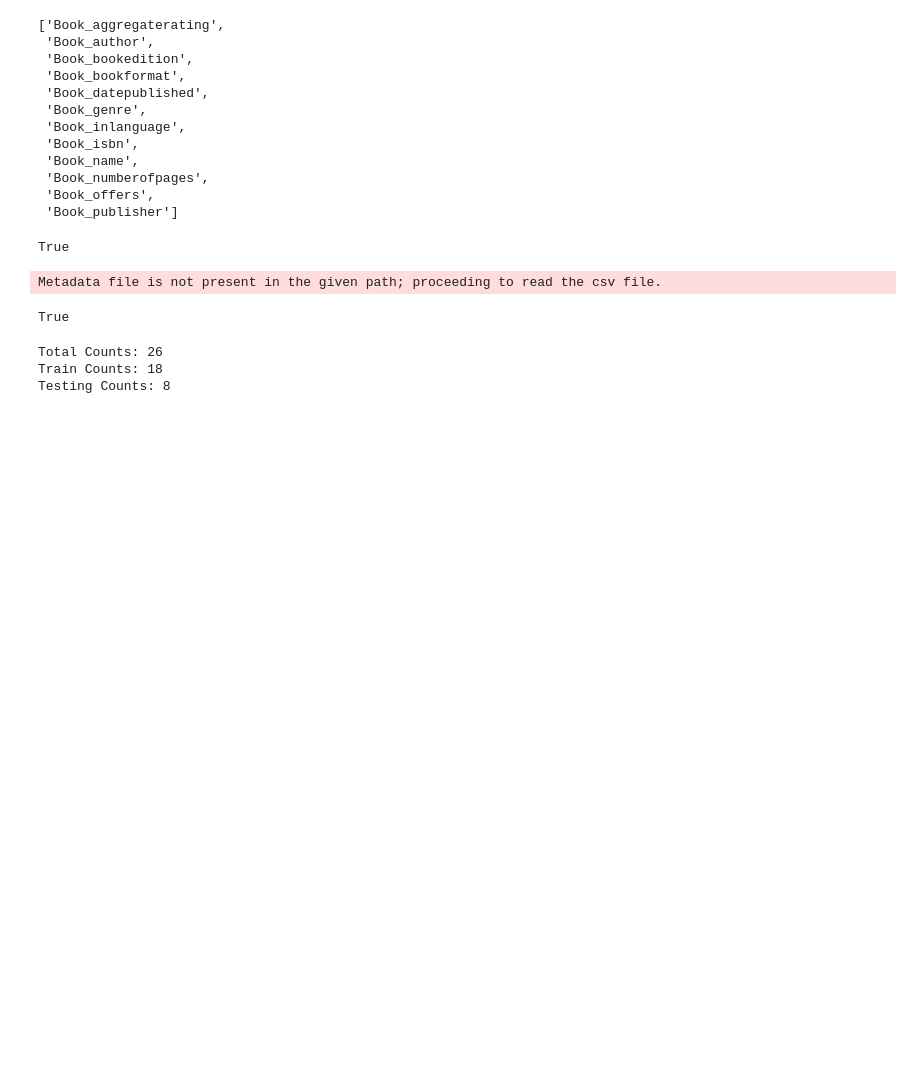
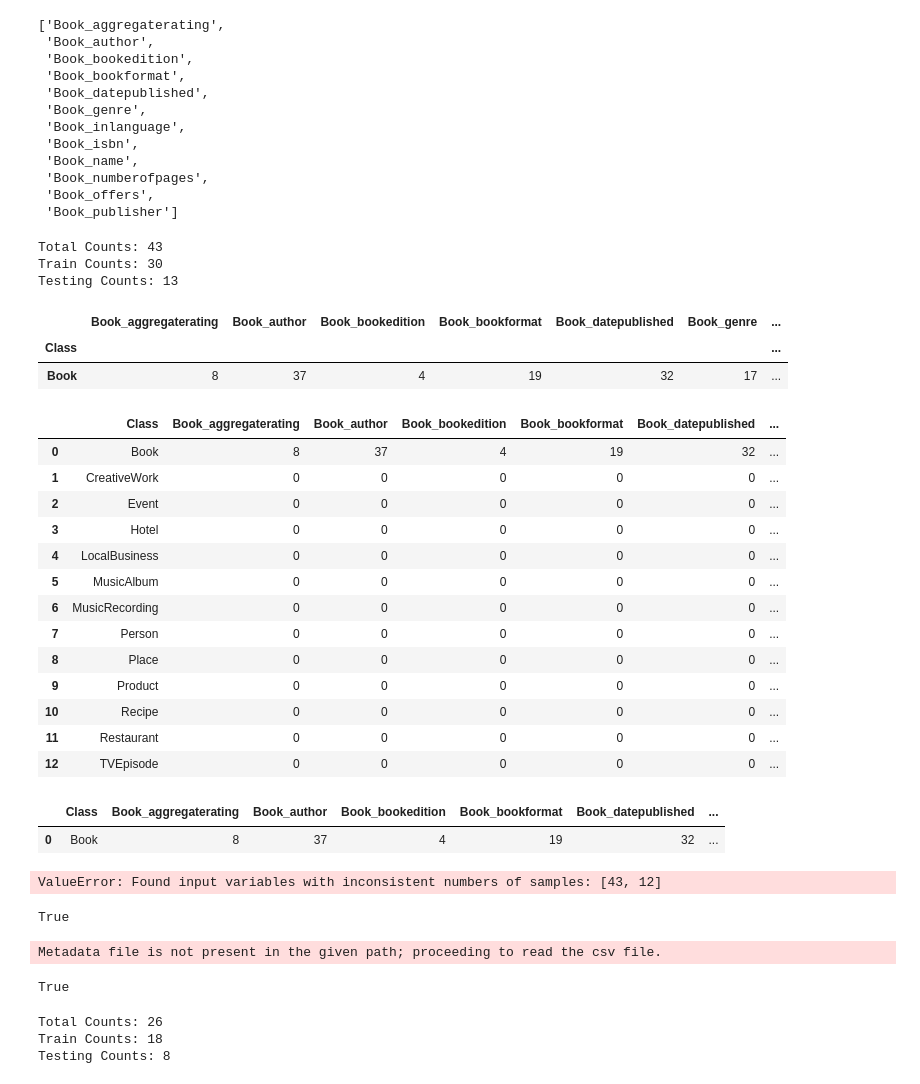
Before and after one commit to NiklasSabel/data_integration_using_deep_learning, a Jupyter notebook: notebooks/Schema/train_test_jh.ipynb, the cells around one changed output. Cells and saved outputs as stored; diff of their text form; code cells hidden in the pictures; blank space fills up the shorter version.

```diff
--- a/notebooks/Schema/train_test_jh.ipynb
+++ b/notebooks/Schema/train_test_jh.ipynb
@@ -77,17 +55,56 @@ book_col
 # %%
 X = small_books
 train_size = int(len(X) * 0.7)
-train, test = X[0:train_size], X[(train_size:len(X)) & ]
+train, test = X[0:train_size], X[train_size:len(X)]
 #X_train, y_train, X_test, y_test = iterative_train_test_split(train,test, test_size = 0.2)
 #test = test.values
 print('Total Counts: %d' % (len(X)))
 print('Train Counts: %d' % (len(train)))
 print('Testing Counts: %d' % (len(test)))
+# %% [output]
+Total Counts: 43
+Train Counts: 30
+Testing Counts: 13
+# %%
+df_grouped = small_books.groupby('Class').agg({'Book_aggregaterating':'sum','Book_author':'sum','Book_bookedition':'sum','Book_bookformat':'sum','Book_datepublished':'sum', 'Book_genre':'sum','Book_inlanguage':'sum','Book_isbn':'sum','Book_name':'sum','Book_numberofpages':'sum','Book_offers':'sum','Book_publisher':'sum'})
+df_grouped #small_books.groupby('Class').agg({'Book_aggregaterating':'sum','Book_author':'sum','Book_bookedition':'sum'})
+# %% [output]
+|  | Book_aggregaterating | Book_author | Book_bookedition | Book_bookformat | Book_datepublished | Book_genre | ... |
+| Class |  |  |  |  |  |  | ... |
+| Book | 8 | 37 | 4 | 19 | 32 | 17 | ... |
+# %%
+small_counts = small.groupby('Class').agg(lambda x : x.sum() if x.dtype=='int64' else x.head(1))
+small_counts = small_counts.reset_index()
+small_counts.drop(small_counts.iloc[:, 1:9], inplace = True, axis = 1)
+small_counts
+# %% [output]
+|  | Class | Book_aggregaterating | Book_author | Book_bookedition | Book_bookformat | Book_datepublished | ... |
+| 0 | Book | 8 | 37 | 4 | 19 | 32 | ... |
+| 1 | CreativeWork | 0 | 0 | 0 | 0 | 0 | ... |
+| 2 | Event | 0 | 0 | 0 | 0 | 0 | ... |
+| 3 | Hotel | 0 | 0 | 0 | 0 | 0 | ... |
+| 4 | LocalBusiness | 0 | 0 | 0 | 0 | 0 | ... |
+| 5 | MusicAlbum | 0 | 0 | 0 | 0 | 0 | ... |
+| 6 | MusicRecording | 0 | 0 | 0 | 0 | 0 | ... |
+| 7 | Person | 0 | 0 | 0 | 0 | 0 | ... |
+| 8 | Place | 0 | 0 | 0 | 0 | 0 | ... |
+| 9 | Product | 0 | 0 | 0 | 0 | 0 | ... |
+| 10 | Recipe | 0 | 0 | 0 | 0 | 0 | ... |
+| 11 | Restaurant | 0 | 0 | 0 | 0 | 0 | ... |
+| 12 | TVEpisode | 0 | 0 | 0 | 0 | 0 | ... |
+# %%
+book = small_counts[small_counts['Class']=='Book']
+book
+# %% [output]
+|  | Class | Book_aggregaterating | Book_author | Book_bookedition | Book_bookformat | Book_datepublished | ... |
+| 0 | Book | 8 | 37 | 4 | 19 | 32 | ... |
 # %%
 from skmultilearn.model_selection import iterative_train_test_split
-X = small_books
-y
+X = small_books#.drop(small_books.columns[small_books.columns.isin(book_col)])
+y = small_books.columns[small_books.columns.isin(book_col)]
 t_train, y_train, t_test, y_test = iterative_train_test_split(X, y, test_size = 0.2)
+# %% [output]
+ValueError: Found input variables with inconsistent numbers of samples: [43, 12]
 # %%
 path='/work-ceph/bizer-tp2021/data_integration_using_deep_learning/src/data/schemafiltereddata/Book/'
 # %%
```
Also changed, not shown: parts of 6 cells of this notebook, 1 other file.
